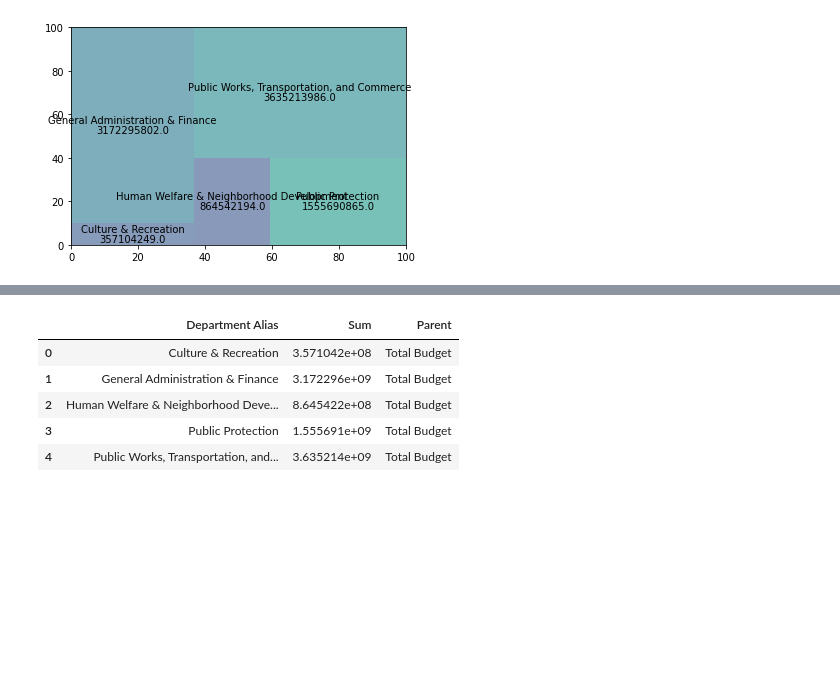
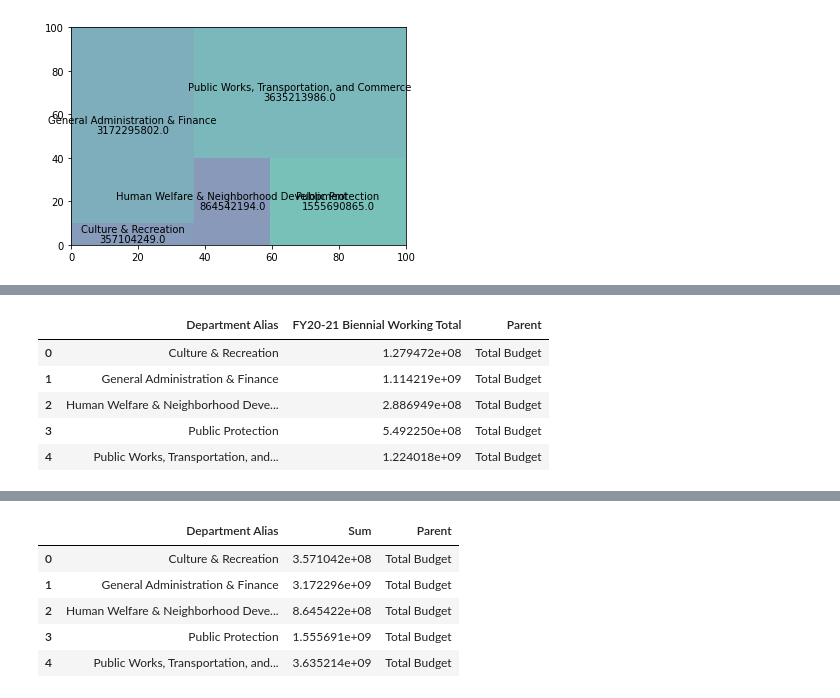
Before and after one commit to sfbrigade/datasci-police-budget, a Jupyter notebook: oaklanddataset/oakland_tree_map.ipynb, the cells around one changed output, grey strips where cells are left out. Saved outputs shown, nothing was run; the diff lists cells and outputs as text; code cells hidden in the pictures; blank space fills up the shorter version.

```diff
--- a/oaklanddataset/oakland_tree_map.ipynb
+++ b/oaklanddataset/oakland_tree_map.ipynb
@@ -90,0 +102,12 @@ array([3.57104249e+08, 3.17229580e+09, 8.64542194e+08, 1.55569086e+09,
+# %%
+tree_df_21 = org_21.to_frame().reset_index().rename(columns= {0: 'Sum'})
+tree_df_21 = tree_df_21.rename(columns={'Agencies by Category': 'Department Alias'})
+tree_df_21['Parent'] = 'Total Budget'
+tree_df_21
+# %% [output]
+|  | Department Alias | FY20-21 Biennial Working Total | Parent |
+| 0 | Culture & Recreation | 1.279472e+08 | Total Budget |
+| 1 | General Administration & Finance | 1.114219e+09 | Total Budget |
+| 2 | Human Welfare & Neighborhood Deve... | 2.886949e+08 | Total Budget |
+| 3 | Public Protection | 5.492250e+08 | Total Budget |
+| 4 | Public Works, Transportation, and... | 1.224018e+09 | Total Budget |
```
Also changed, not shown: parts of 15 cells of this notebook, 1 other file.
